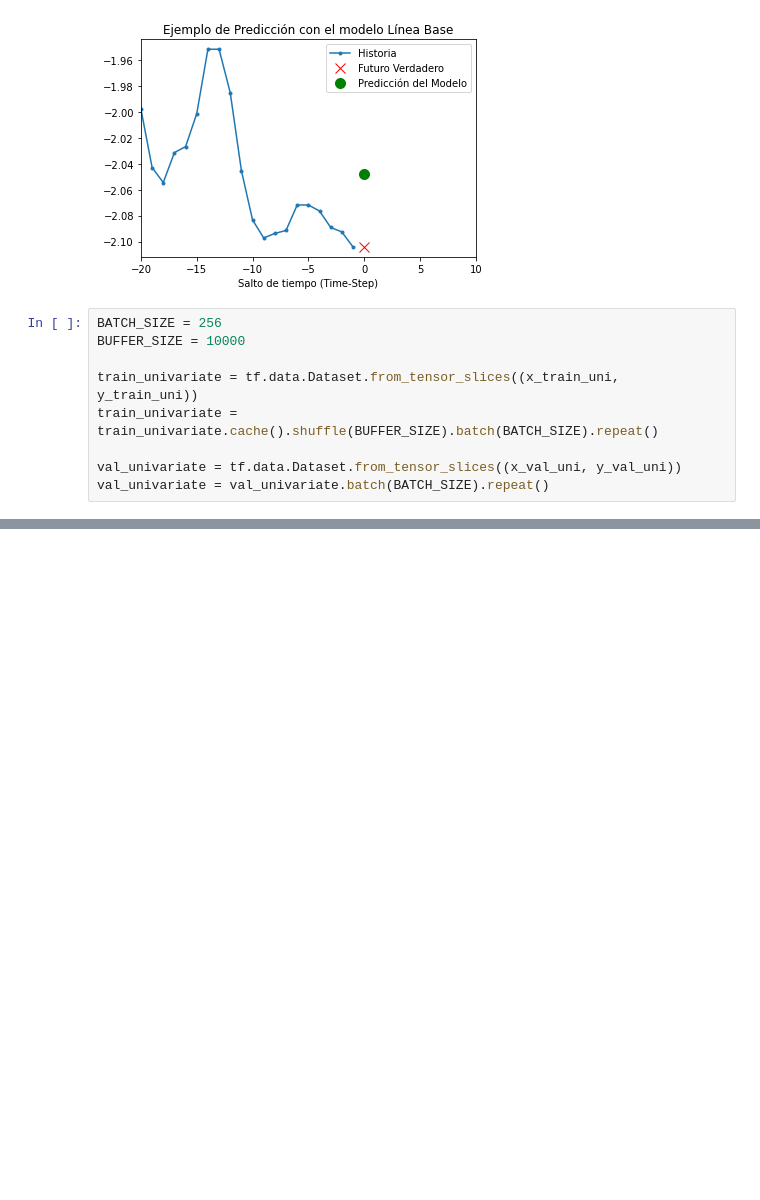
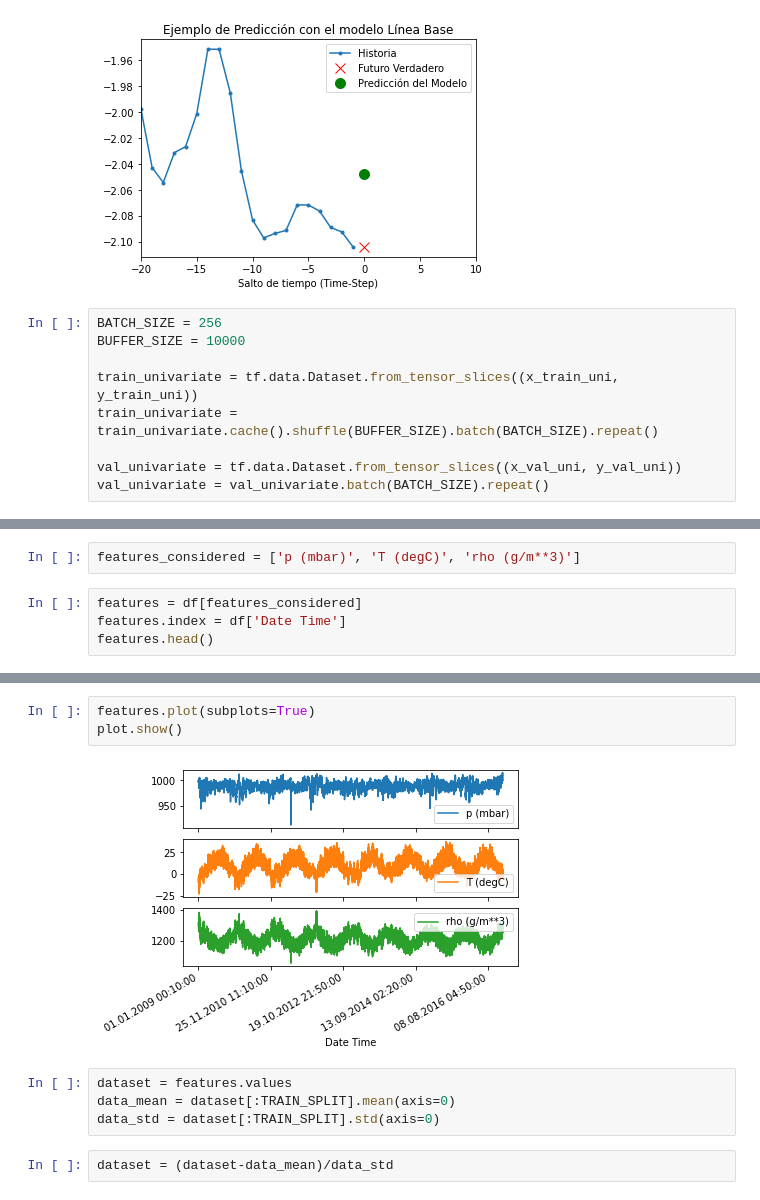
Before and after one commit to dabarbosa10/UN_AI, a Jupyter notebook: Week6/TimeSeries.ipynb, the cells around one changed output, grey strips where cells are left out. Cells and saved outputs as stored; diff of their text form; blank space fills up the shorter version.

```diff
--- a/Week6/TimeSeries.ipynb
+++ b/Week6/TimeSeries.ipynb
@@ -182,0 +247,6 @@ val_univariate = val_univariate.batch(BATCH_SIZE).repeat()
+# %%
+features_considered = ['p (mbar)', 'T (degC)', 'rho (g/m**3)']
+# %%
+features = df[features_considered]
+features.index = df['Date Time']
+features.head()
@@ -182,0 +261,11 @@ val_univariate = val_univariate.batch(BATCH_SIZE).repeat()
+# %%
+features.plot(subplots=True)
+plot.show()
+# %% [output]
+[figure, added]
+# %%
+dataset = features.values
+data_mean = dataset[:TRAIN_SPLIT].mean(axis=0)
+data_std = dataset[:TRAIN_SPLIT].std(axis=0)
+# %%
+dataset = (dataset-data_mean)/data_std
```
Also changed, not shown: parts of 25 cells of this notebook.
